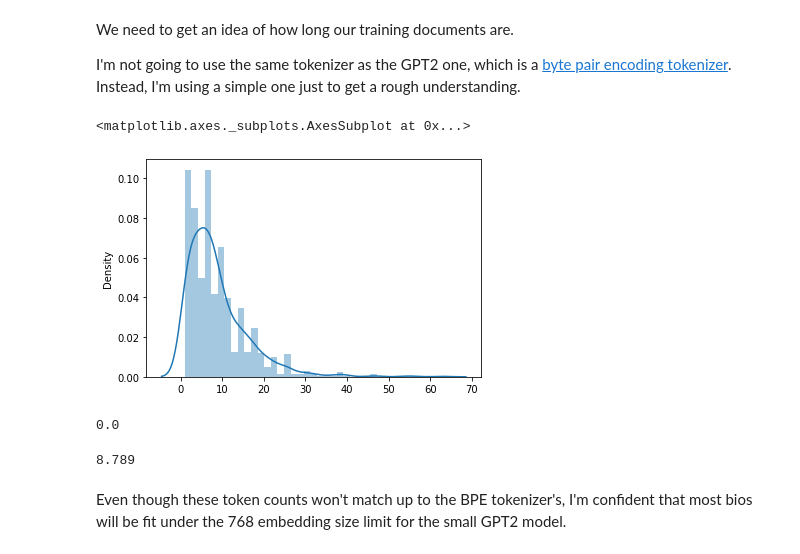
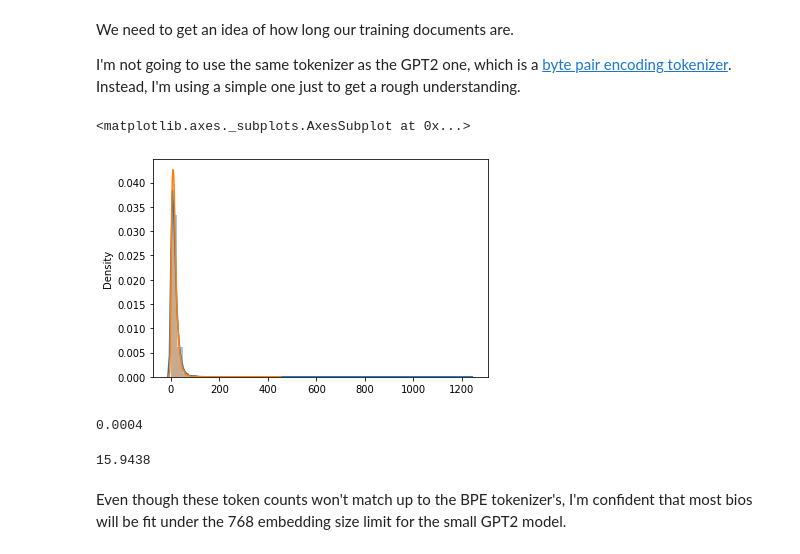
Before and after one commit to ewei068/ElvisBot, a Jupyter notebook: notebooks/GPT_2_train.ipynb, the cells around one changed output. Drawn from its saved outputs; the diff is of its cells as text; code cells hidden in the pictures.

```diff
--- a/notebooks/GPT_2_train.ipynb
+++ b/notebooks/GPT_2_train.ipynb
@@ -93,7 +93,7 @@ This data isn't public so if you want to use this script, you'll have to source
 # mount my Google Drive directory and access the training data located there
 # gdrive_dir = '/content/gdrive/'
 # data_dir = os.path.join(gdrive_dir, "'My Drive'","'Colab Notebooks'","nlp","'text gen demos'")
-filename = 'imessages_high_sierra.csv'
+filename = 'questions_answers.csv'
 
 # drive.mount(gdrive_dir, force_remount=True)
 # %%
@@ -102,5 +102,6 @@ filename = 'imessages_high_sierra.csv'
 # %%
 # load into a data frame
 df = pd.read_csv (filename)
-df = df[:1000]
-print(df)
+df = df.sample(frac = 1)
+df = df[:5000]
+# print(df)
@@ -129,32 +115,46 @@ We need to get an idea of how long our training documents are.
 I'm not going to use the same tokenizer as the GPT2 one, which is a [byte pair encoding tokenizer](https://blog.floydhub.com/tokenization-nlp/). Instead, I'm using a simple one just to get a rough understanding.
 # %%
 doc_lengths = []
-texts = df["text"]
+texts = df["questions"]
 
 for text in texts:
 
     # get rough token count distribution
     tokens = nltk.word_tokenize(text)
 
     doc_lengths.append(len(tokens))
 
 doc_lengths = np.array(doc_lengths)
 
 sns.distplot(doc_lengths)
+
+doc_lengths = []
+texts = df["answers"]
+
+for text in texts:
+
+    # get rough token count distribution
+    tokens = nltk.word_tokenize(text)
+
+    doc_lengths.append(len(tokens))
+
+doc_lengths = np.array(doc_lengths)
+
+sns.distplot(doc_lengths)
 # %% [output]
 <matplotlib.axes._subplots.AxesSubplot at 0x...>
-[figure, old version]
+[figure, new version]
 # %%
 max_length = 128
 # %%
 # the max token length
 len(doc_lengths[doc_lengths > max_length])/len(doc_lengths)
 # %% [output]
-0.0
+0.0004
 # %%
 np.average(doc_lengths)
 # %% [output]
-8.789
+15.9438
 # %% [markdown]
 Even though these token counts won't match up to the BPE tokenizer's, I'm confident that most bios will be fit under the 768 embedding size limit for the small GPT2 model.
 # %% [markdown]
```
Also changed, not shown: parts of 28 cells of this notebook, 2 other files.
